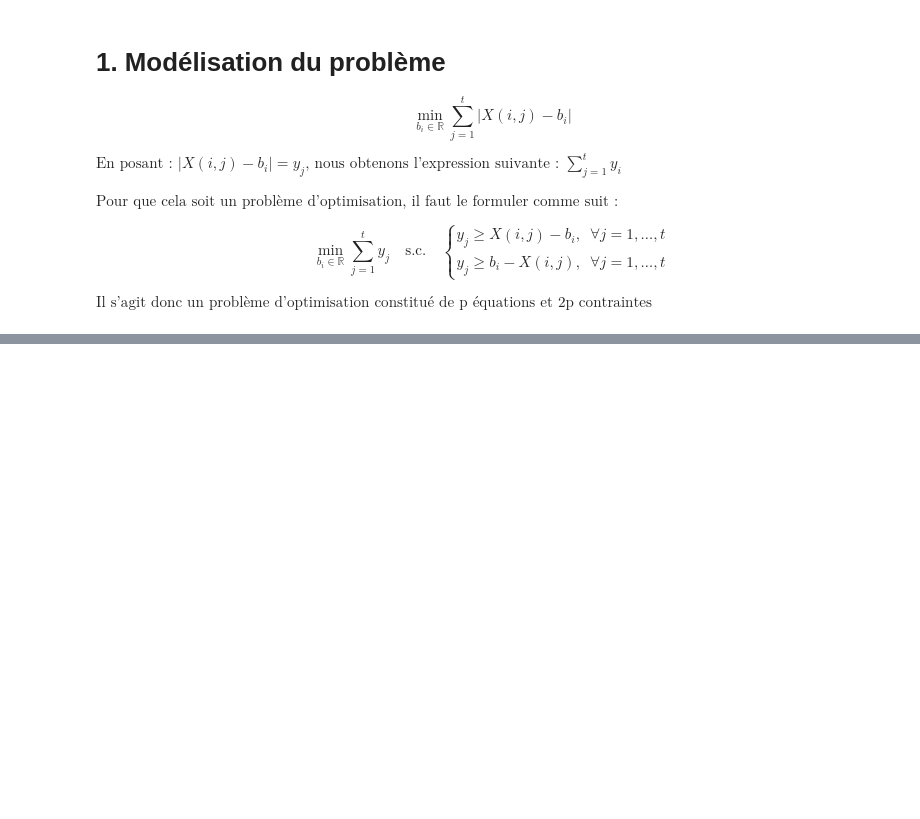
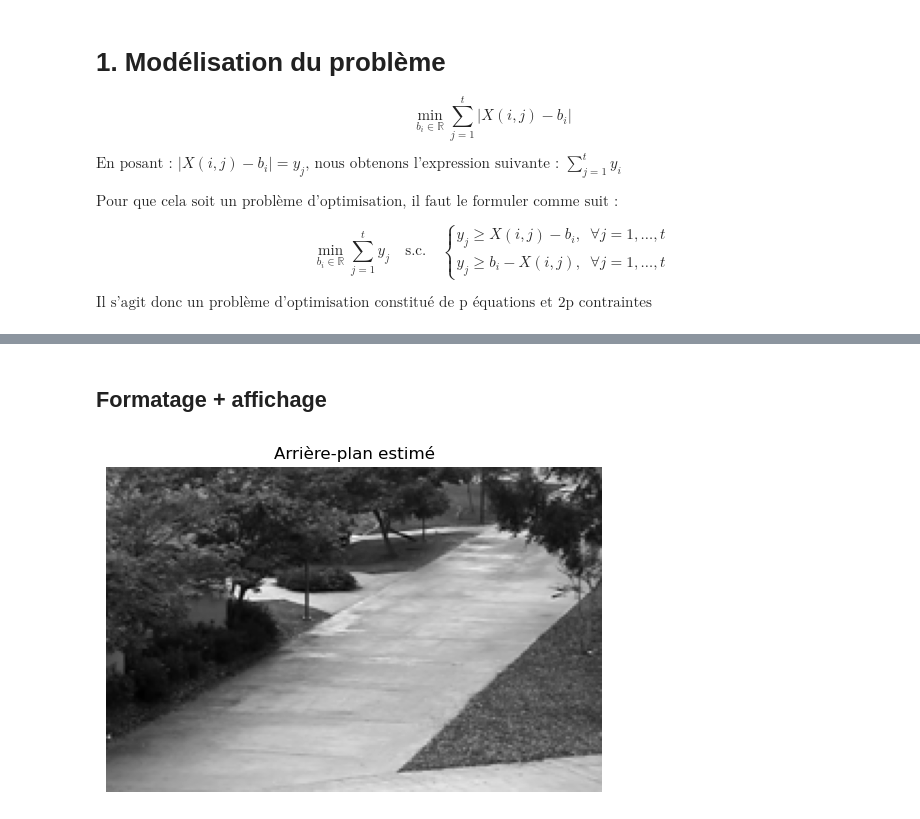
Before and after one commit to Rouxy42/Background-Removal-in-a-Video, a Jupyter notebook: codes/BackgroundRemoval.ipynb, the cells around one changed output, grey strips where cells are left out. Drawn from its saved outputs; the diff is of its cells as text; code cells hidden in the pictures; blank space fills up the shorter version.

Commit message:
update BackgroundRemoval update test.py add video.mp4 add background.png

```diff
--- a/codes/BackgroundRemoval.ipynb
+++ b/codes/BackgroundRemoval.ipynb
@@ -64,0 +79,34 @@ $$
+# %%
+# Objectif
+c = np.zeros(3*t + 2)
+c[2:2+t] = 1
+
+# Création de la matrice contraintes A
+A = np.zeros((2*t, 3*t + 2))
+for j in range(t):
+    # Première contrainte : u_j - X(i,j) + (b_i^+ - b_i^-) - s1_j = 0
+    A[j, 0] = 1
+    A[j, 1] = -1
+    A[j, 1 + j] = 1
+    A[j, 1 + t + j] = -1
+
+    # Deuxième contrainte : u_j + X(i,j) - (b_i^+ - b_i^-) - s2_j = 0
+    A[t + j, 0] = -1
+    A[t + j, 1] = 1
+    A[t + j, 2 + j] = 1
+    A[t + j, 2 + 2*t + j] = -1
+
+bounds = [[0,None] for _ in range(3*t + 2)] #Pas de bornes pour les n+1 variables
+
+# Création du vecteur b optimal
+b_opt = np.zeros(p)
+for i in range(p):
+    b_eq = np.concatenate([X[i, :], -X[i, :]])
+    model = linprog(c=c, A_eq=A, b_eq = b_eq, bounds=bounds)
+    print(i)
+
+    if model.success:
+        #print(model.x[0], " et ", model.x[1])
+        b_opt[i] = model.x[0] - model.x[1]
+    else:
+        print(f"Pixel {i}: {model.message}")
@@ -64,0 +131,12 @@ $$
+# %% [markdown]
+## Formatage + affichage
+# %%
+background = b_opt.reshape((n, m)).T
+background = 1 - background
+#plt.imsave("background.png", background, cmap='gray'). Sauvegarder le fichier !
+plt.imshow(background, cmap='gray')
+plt.title("Arrière-plan estimé")
+plt.axis('off')
+plt.show()
+# %% [output]
+[figure, added]
```
Also changed, not shown: parts of 7 cells of this notebook, 3 other files.
